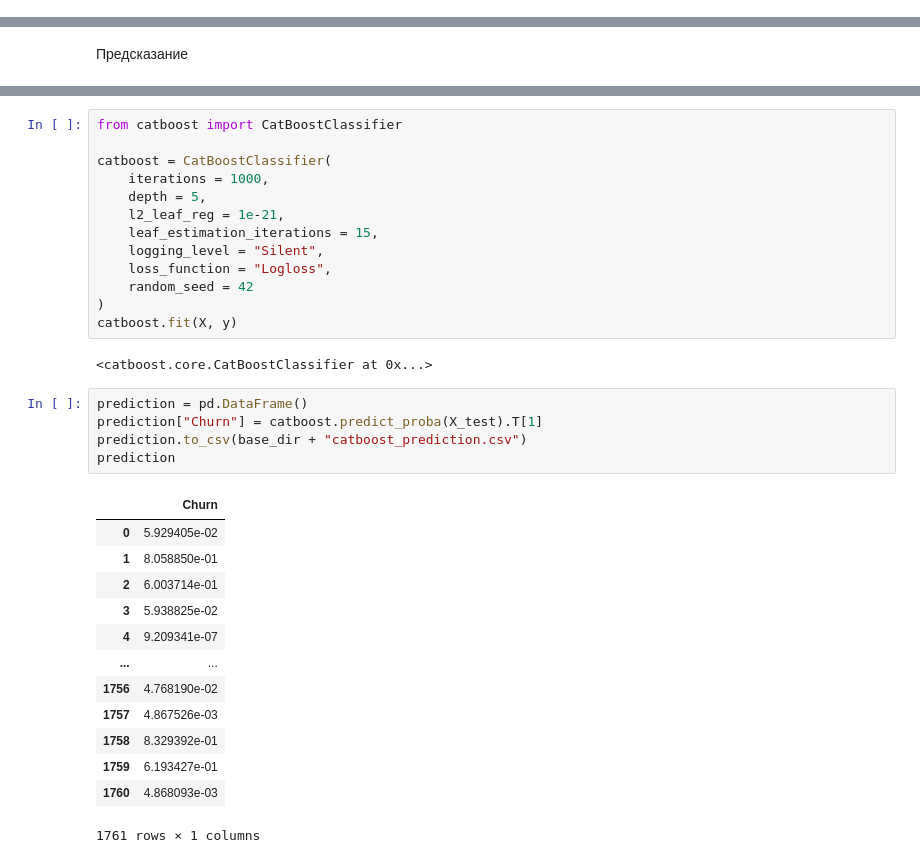
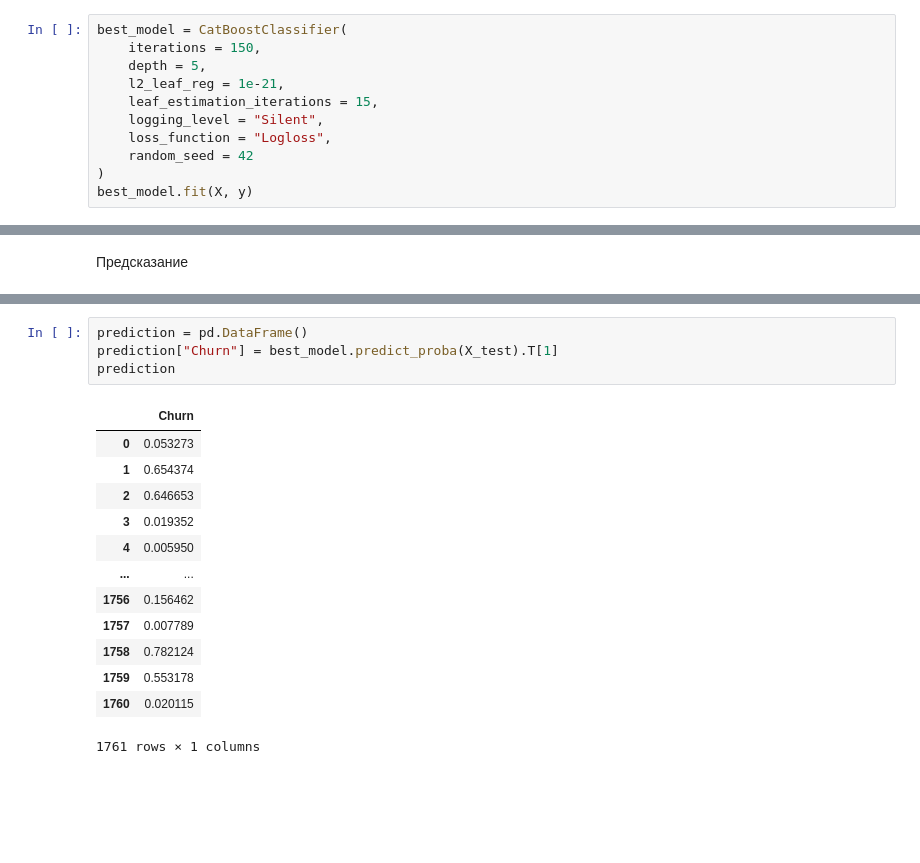
Before and after one commit to ValShm/mipt-ml-homeworks, a Jupyter notebook: homeworks/mipt-machine-learning/telecom/predicting.ipynb, the cells around one changed output, grey strips where cells are left out. Cells and saved outputs as stored; diff of their text form; blank space fills up the shorter version.

Commit message:
Churn predicted!

```diff
--- a/homeworks/mipt-machine-learning/telecom/predicting.ipynb
+++ b/homeworks/mipt-machine-learning/telecom/predicting.ipynb
@@ -76,0 +72,11 @@ ElasticNetCV(cv=5, random_state=0)
+# %%
+best_model = CatBoostClassifier(
+    iterations = 150,
+    depth = 5,
+    l2_leaf_reg = 1e-21,
+    leaf_estimation_iterations = 15,
+    logging_level = "Silent",
+    loss_function = "Logloss",
+    random_seed = 42
+)
+best_model.fit(X, y)
@@ -155,34 +135,18 @@ prediction
-# %%
-from catboost import CatBoostClassifier
-
-catboost = CatBoostClassifier(
-    iterations = 1000,
-    depth = 5,
-    l2_leaf_reg = 1e-21,
-    leaf_estimation_iterations = 15,
-    logging_level = "Silent",
-    loss_function = "Logloss",
-    random_seed = 42
-)
-catboost.fit(X, y)
-# %% [output]
-<catboost.core.CatBoostClassifier at 0x...>
 # %%
 prediction = pd.DataFrame()
-prediction["Churn"] = catboost.predict_proba(X_test).T[1]
-prediction.to_csv(base_dir + "catboost_prediction.csv")
+prediction["Churn"] = best_model.predict_proba(X_test).T[1]
 prediction
 # %% [output]
 |  | Churn |
-| 0 | 5.929405e-02 |
-| 1 | 8.058850e-01 |
-| 2 | 6.003714e-01 |
-| 3 | 5.938825e-02 |
-| 4 | 9.209341e-07 |
+| 0 | 0.053273 |
+| 1 | 0.654374 |
+| 2 | 0.646653 |
+| 3 | 0.019352 |
+| 4 | 0.005950 |
 | ... | ... |
-| 1756 | 4.768190e-02 |
-| 1757 | 4.867526e-03 |
-| 1758 | 8.329392e-01 |
-| 1759 | 6.193427e-01 |
-| 1760 | 4.868093e-03 |
+| 1756 | 0.156462 |
+| 1757 | 0.007789 |
+| 1758 | 0.782124 |
+| 1759 | 0.553178 |
+| 1760 | 0.020115 |
 1761 rows × 1 columns
```
Also changed, not shown: parts of 9 cells of this notebook, 2 other files.
